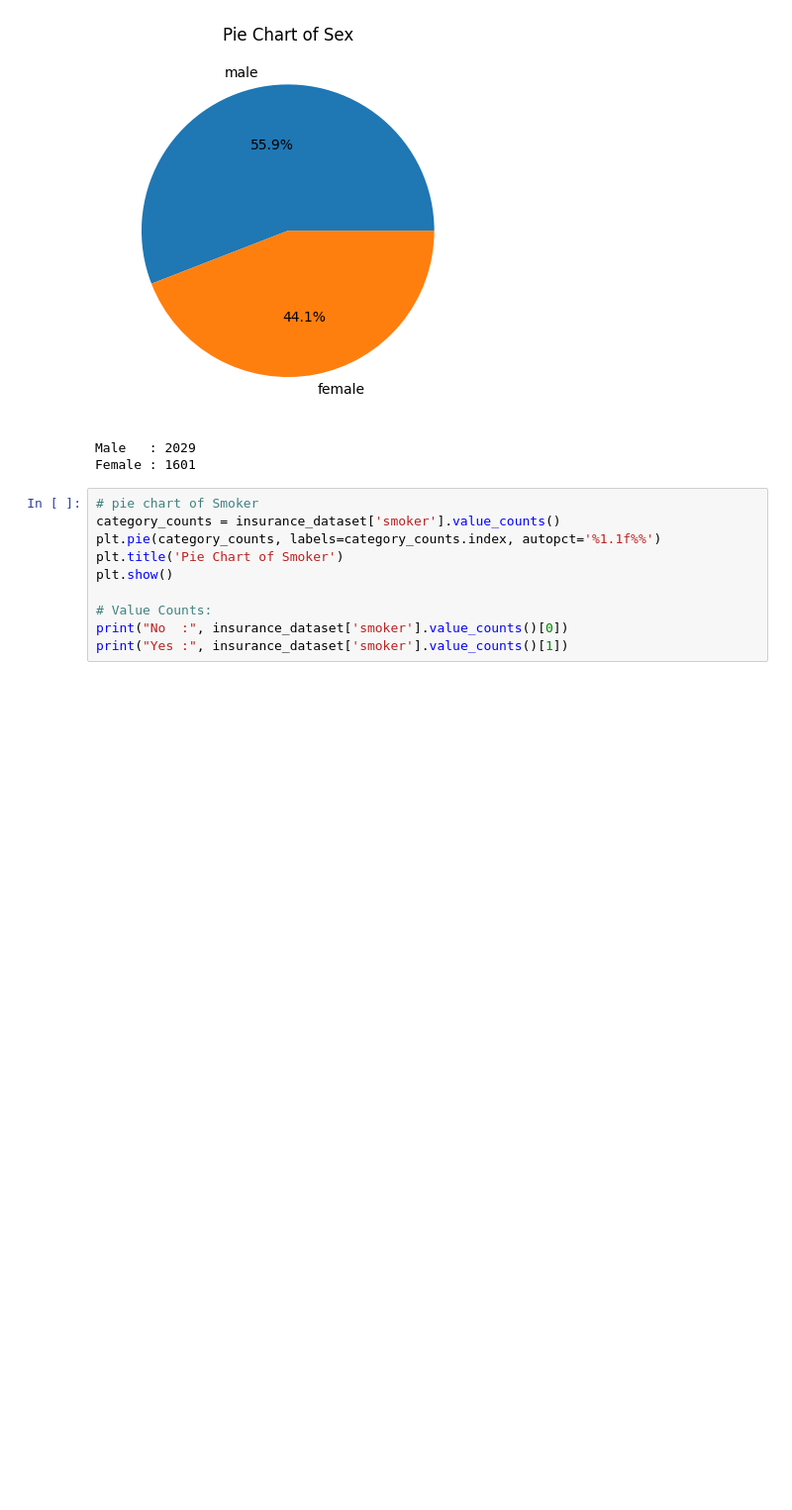
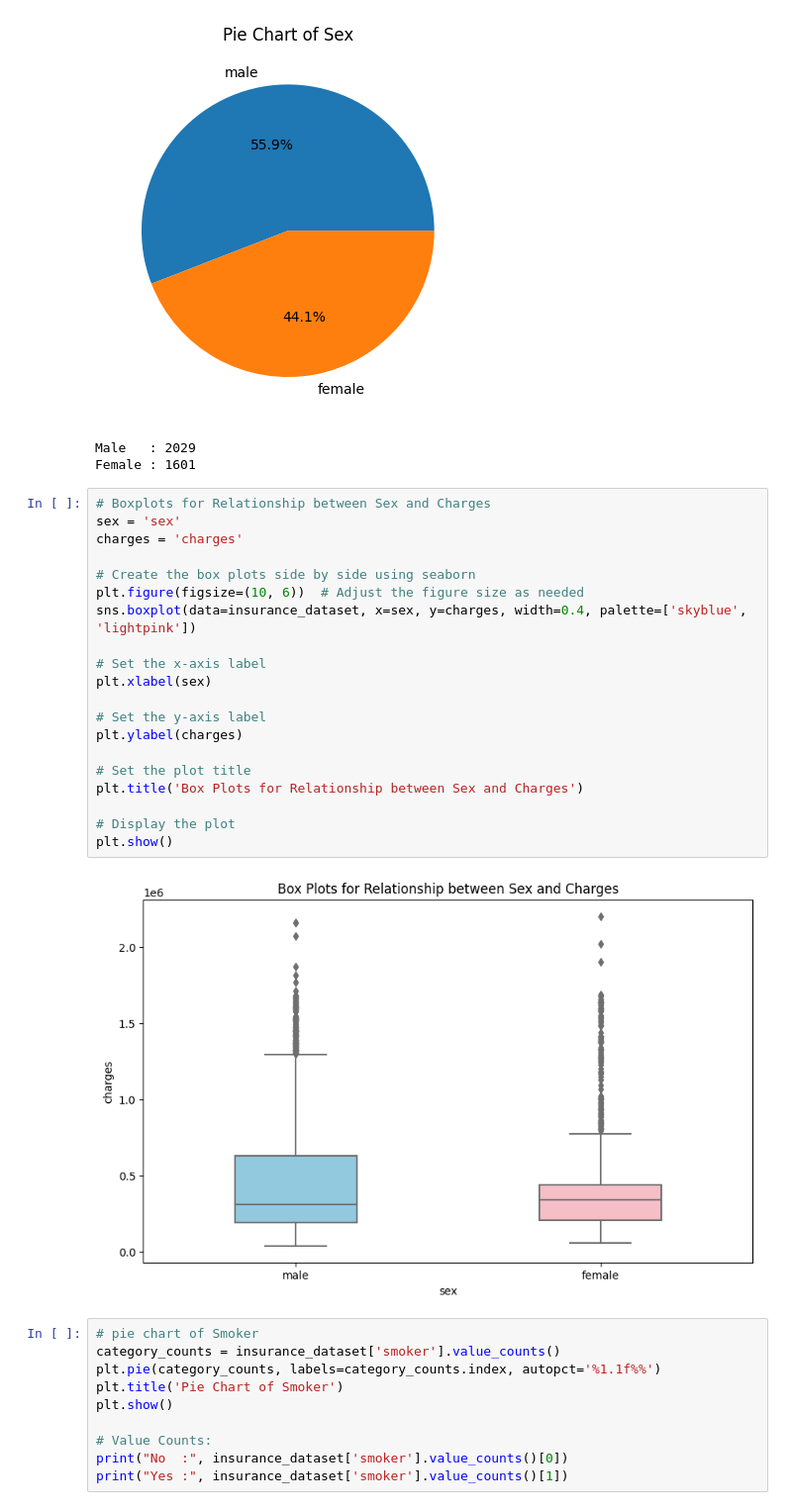
Before and after one commit to Patarakorn/Health-Insurance-Cost-Predictor, a Jupyter notebook: Machine_Learning_Insurance_Cost_Predictor.ipynb, the cells around one changed output. Shown at 99% size. Drawn from its saved outputs; the diff is of its cells as text; blank space fills up the shorter version.

```diff
--- a/Machine_Learning_Insurance_Cost_Predictor.ipynb
+++ b/Machine_Learning_Insurance_Cost_Predictor.ipynb
@@ -232,6 +272,28 @@ print("Female :", insurance_dataset['sex'].value_counts()[1])
 [figure]
 Male   : 2029
 Female : 1601
+# %%
+# Boxplots for Relationship between Sex and Charges
+sex = 'sex'
+charges = 'charges'
+
+# Create the box plots side by side using seaborn
+plt.figure(figsize=(10, 6))  # Adjust the figure size as needed
+sns.boxplot(data=insurance_dataset, x=sex, y=charges, width=0.4, palette=['skyblue', 'lightpink'])
+
+# Set the x-axis label
+plt.xlabel(sex)
+
+# Set the y-axis label
+plt.ylabel(charges)
+
+# Set the plot title
+plt.title('Box Plots for Relationship between Sex and Charges')
+
+# Display the plot
+plt.show()
+# %% [output]
+[figure, added]
 # %%
 # pie chart of Smoker
 category_counts = insurance_dataset['smoker'].value_counts()
```
Also changed, not shown: parts of 11 cells of this notebook.
